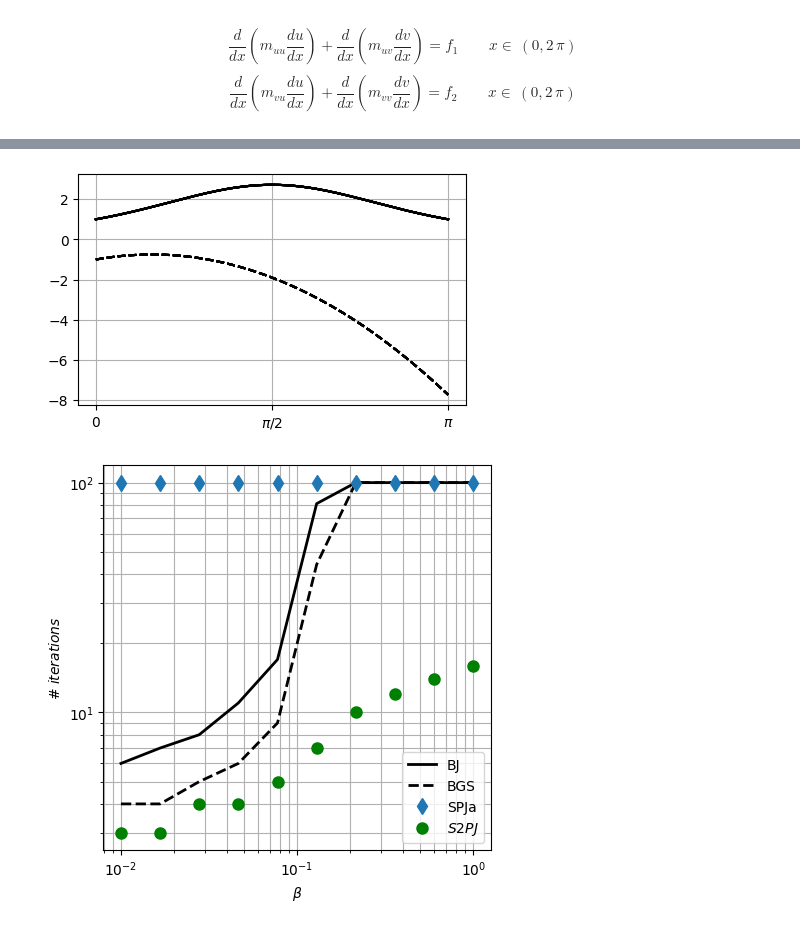
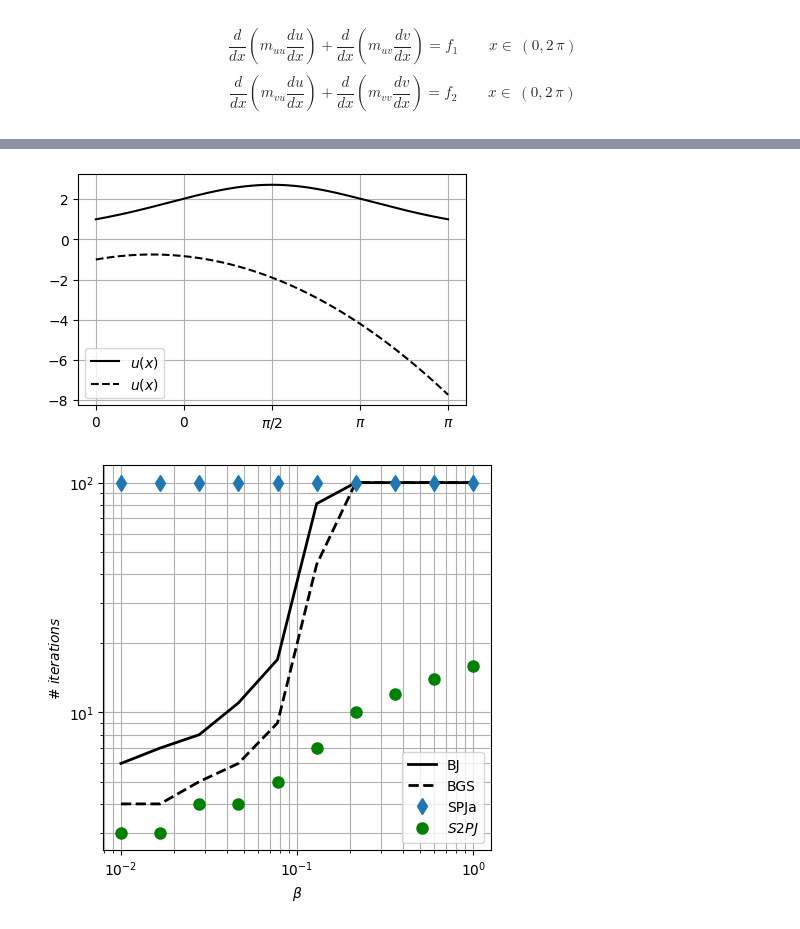
Before and after one commit to multiform-UoN/splittingschemes, a Jupyter notebook: python/fvm1D_quadLaplacian.ipynb, the cells around one changed output, grey strips where cells are left out. Saved outputs shown, nothing was run; the diff lists cells and outputs as text; code cells hidden in the pictures.

Commit message:
new figures for 1D tests

```diff
--- a/python/fvm1D_quadLaplacian.ipynb
+++ b/python/fvm1D_quadLaplacian.ipynb
@@ -252,7 +248,7 @@ fig1, axs1 = plt.subplots(1, 1, figsize=(5,3), dpi=100)
 fig2, axs2 = plt.subplots(1, 1, figsize=(5,5), dpi=100)
 fig3, axs3 = plt.subplots(1, 1, figsize=(5,5), dpi=100)
 axs1.xaxis.set_major_formatter(plt.FuncFormatter(mylib.format_func))
-axs1.xaxis.set_major_locator(plt.MultipleLocator(np.pi / 2))
+axs1.xaxis.set_major_locator(plt.MultipleLocator(np.pi / 4))
 markersize = 8
 linewidth = 2
 markevery = 1
@@ -375,8 +371,8 @@ for val in beta:
     # axs1[0].plot(x, mylib.fvm_reconstruct_1D(u_S2PJ), '+g' , label=r'$u_{rec,S2PJ}$', linewidth=linewidth)
     # axs1[0].plot(xc, u, '_y', label=r'$\frac{1}{|cell|}\int u\,dx$', markersize=markersize)
     # axs1[0].plot(xfine, u_sol(xfine, kwargs), '-b', label=r'$u(x)$')
-    axs1.plot(xfine, u_sol(xfine, kwargs), '-k', label=r'$u(x)$')
-    axs1.plot(xfine, v_sol(xfine, kwargs), '--k', label=r'$u(x)$')
+    # axs1.plot(xfine, u_sol(xfine, kwargs), '-k', label=r'$u(x)$')
+    # axs1.plot(xfine, v_sol(xfine, kwargs), '--k', label=r'$u(x)$')
     # axs1[0].plot(xfine, m_u(xfine, kwargs), '--g', label=r'$m_u(x)$')
     # axs1[0].plot(xfine, f_1(xfine, kwargs), '--c', label=r'$f_u(x)$')
 
@@ -392,7 +388,10 @@ for val in beta:
     # axs1[1].plot(xfine, m_v(xfine, kwargs), '--g', label=r'$m_v(x)$')
     # axs1[1].plot(xfine, f_2(xfine, kwargs), '--c', label=r'$f_v(x)$')
 
+axs1.plot(xfine, u_sol(xfine, kwargs), '-k', label=r'$u(x)$')
+axs1.plot(xfine, v_sol(xfine, kwargs), '--k', label=r'$u(x)$')
 axs1.grid()
+axs1.legend()
 # axs1[0].set_ylabel(r'$u$')
 # axs1[0].grid()
 # axs1[1].set_xlabel(r'$x$')
@@ -400,7 +399,7 @@ axs1.grid()
 # axs1[1].grid()
 # axs1[0].legend()
 # axs1[1].legend()
-fig1.savefig('./figures/quadlaplacian_varbeta_results.pdf')
+fig1.savefig('./figures/ql_varbeta_results.pdf')
 
 
 axs2.loglog(beta, err['BJ']['nit'],  'k', linestyle='solid',  label=f"BJ",   linewidth=linewidth, markersize=markersize)
@@ -409,34 +408,34 @@ axs2.loglog(beta, err['SPJa']['nit'],'d', linestyle='',       label=f"SPJa", lin
 # axs2.loglog(beta, err['SPJu']['nit'],'x', linestyle='',       label=f"SPJu", linewidth=linewidth, markersize=markersize)
 # axs2.loglog(beta, err['SPJv']['nit'],'o', linestyle='',       label=f"SPJv", linewidth=linewidth, markersize=markersize)
 # axs2.loglog(beta, err['La']['nit'],   'rP-', label=r'$La$')
 # axs2.loglog(beta, err['Lu']['nit'],   'bP-', label=r'$Lu$')
 # axs2.loglog(beta, err['Lv']['nit'],   'gP-', label=r'$Lv$')
 axs2.loglog(beta, err['S2PJ']['nit'], 'og', label=r'$S2PJ$', linewidth=linewidth, markersize=markersize)
 axs2.set_xlabel(r"$\beta$")
 axs2.set_ylabel(r"$\#~iterations$")
 axs2.grid(which='both')
 axs2.legend()
-fig2.savefig('./figures/quadlaplacian_varbeta_iterations_100-1e-6.pdf')
+fig2.savefig('./figures/ql_varbeta_iterations_100-1e-6.pdf')
 
 
 axs3.loglog(beta, err['mono']['u_errl2'], 's-', label=r'$Monolithic$')
 axs3.loglog(beta, err['BJ']['u_errl2'],   'k.-', label=r'$BJ$')
 axs3.loglog(beta, err['BGS']['u_errl2'],  'r.-', label=r'$BGS$')
 axs3.loglog(beta, err['SPJa']['u_errl2'], 'r>-', label=r'$SPJa$')
 # axs3.loglog(beta, err['SPJu']['u_errl2'], 'b>-', label=r'$SPJu$')
 # axs3.loglog(beta, err['SPJv']['u_errl2'], 'g>-', label=r'$SPJv$')
 # axs3.loglog(beta, err['La']['u_errl2'],   'rP-', label=r'$La$')
 # axs3.loglog(beta, err['Lu']['u_errl2'],   'bP-', label=r'$Lu$')
 # axs3.loglog(beta, err['Lv']['u_errl2'],   'gP-', label=r'$Lv$')
 axs3.loglog(beta, err['S2PJ']['u_errl2'], 'k3-', label=r'$S2PJ$', markersize=10)
 axs3.set_xlabel(r"$\beta$")
 axs3.set_ylabel(r"$||u(x_f)-u_h(x_f)||_{\mathbb{R}^N}$")#
 axs3.grid()
 axs3.legend()
 # fig3.savefig('./figures/dualporosity_varbeta_error-fixed-iterations-50.pdf')
 
 plt.show()
 # %% [output]
-[figure, old version]
+[figure, new version]
 [figure]
 [figure]
```
Also changed, not shown: parts of 2 cells of this notebook, 12 other files.
